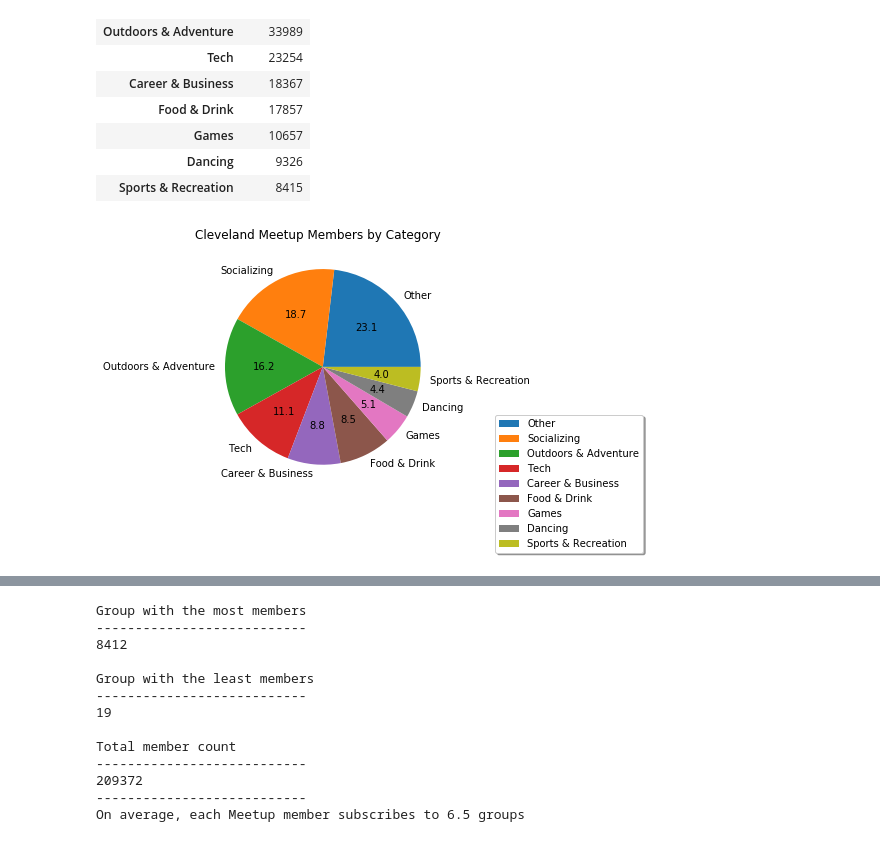
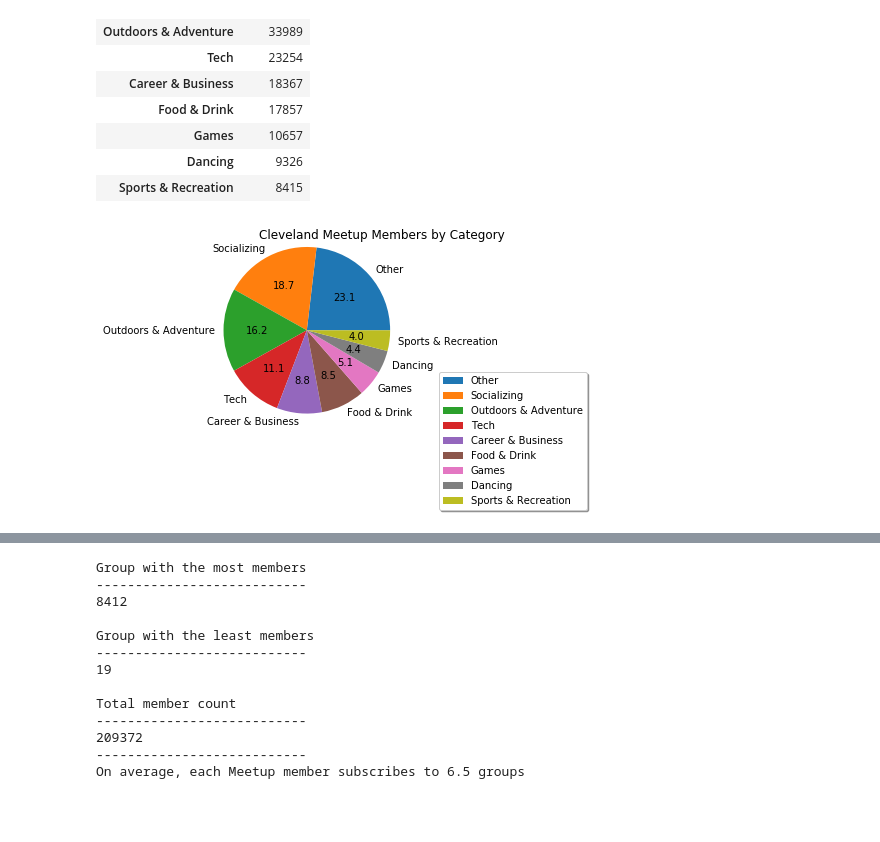
Before and after one commit to richinohio/Project_1_MeetupAPI, a Jupyter notebook: Project 1 - Meetup API (v2).ipynb, the cells around one changed output, grey strips where cells are left out. Cells and saved outputs as stored; diff of their text form; code cells hidden in the pictures; blank space fills up the shorter version.

```diff
--- a/Project 1 - Meetup API (v2).ipynb
+++ b/Project 1 - Meetup API (v2).ipynb
@@ -165,12 +165,13 @@ result3_df
 # %%
 result3_df.plot(kind='pie',subplots=True,title='Cleveland Meetup Members by Category',
                autopct='%.1f')
 plt.axis('equal')
 import pylab
 pylab.ylabel('')
 
 plt.legend(loc=0,bbox_to_anchor=(1, .3),fontsize='medium',shadow=True)
-#plt.tight_layout()
+plt.tight_layout()
+plt.savefig('pie chart')
 plt.show()
 # %% [output]
-[figure, old version]
+[figure, new version]
```
Also changed, not shown: parts of 1 cell of this notebook, 3 other files.
